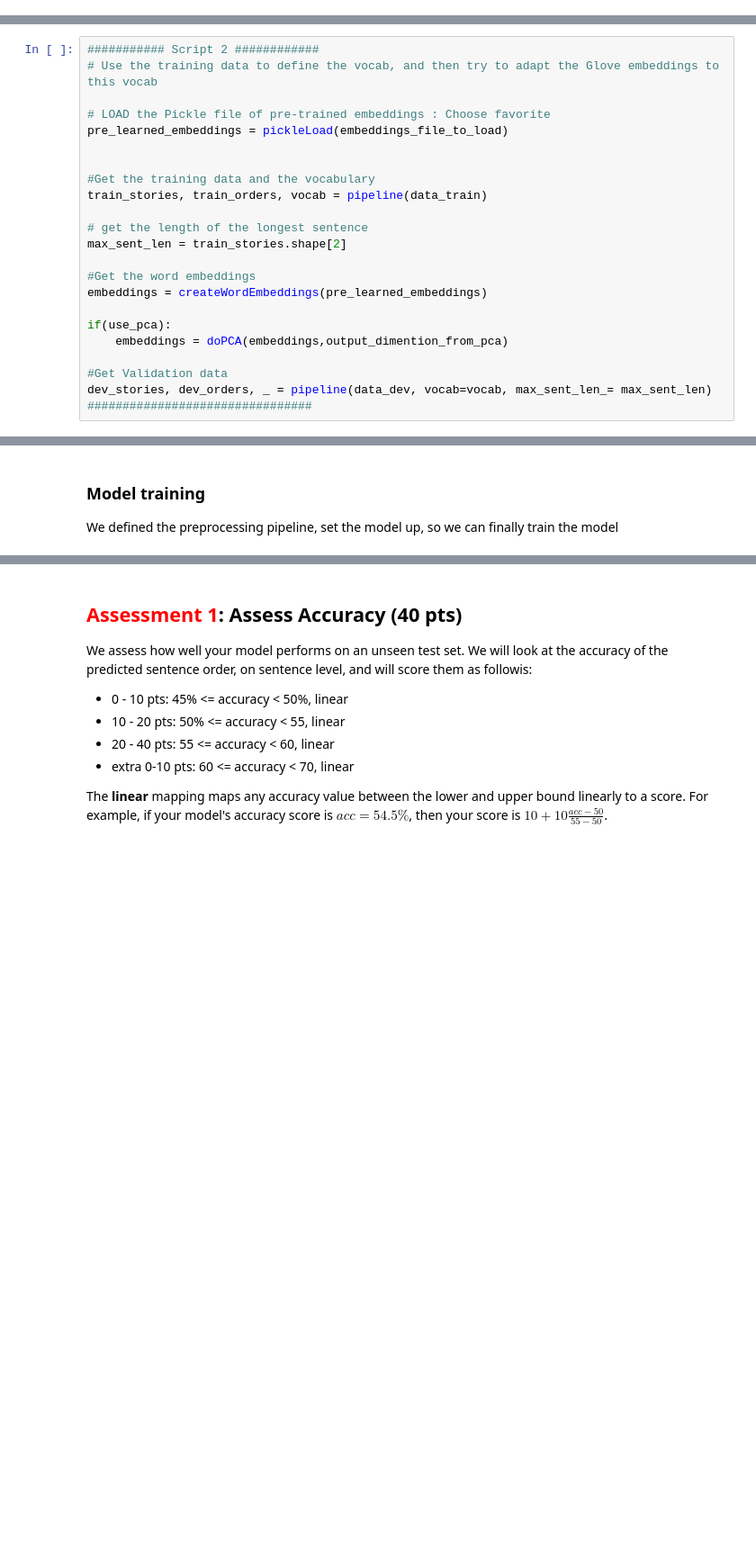
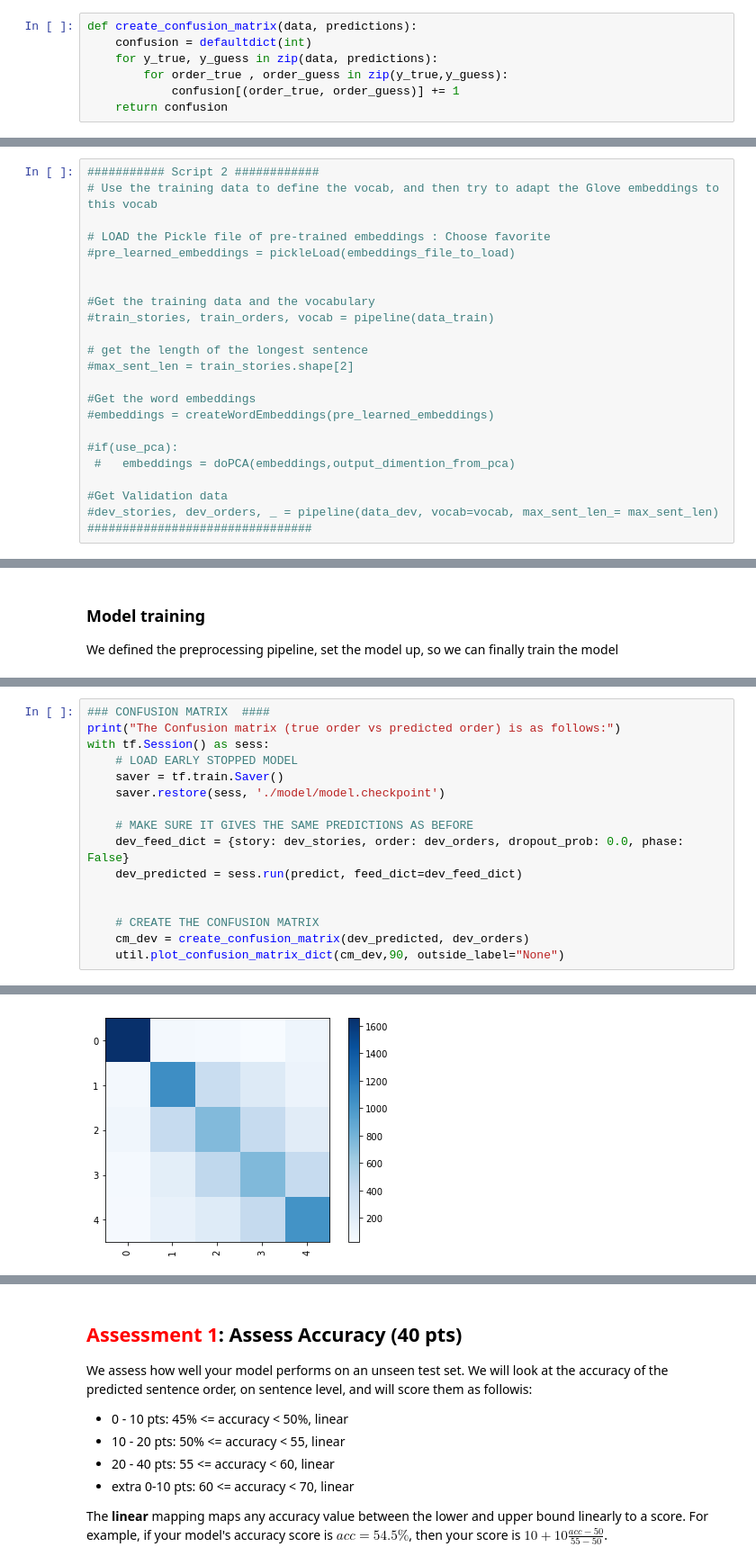
Before and after one commit to bfabiandev/SNLP2017UCL, a Jupyter notebook: stub.ipynb, the cells around one changed output, grey strips where cells are left out. Shown at 90% size. Saved outputs shown, nothing was run; the diff lists cells and outputs as text; blank space fills up the shorter version.

```diff
--- a/stub.ipynb
+++ b/stub.ipynb
@@ -343,0 +356,7 @@ class EarlyStopper(object):
+# %%
+def create_confusion_matrix(data, predictions):
+    confusion = defaultdict(int)
+    for y_true, y_guess in zip(data, predictions):
+        for order_true , order_guess in zip(y_true,y_guess):
+            confusion[(order_true, order_guess)] += 1
+    return confusion
@@ -713,23 +843,23 @@ dev_stories, dev_orders, _ = pipeline(data_dev, vocab=vocab, max_sent_len_=max_s
 # Use the training data to define the vocab, and then try to adapt the Glove embeddings to this vocab
 
 # LOAD the Pickle file of pre-trained embeddings : Choose favorite
-pre_learned_embeddings = pickleLoad(embeddings_file_to_load)
+#pre_learned_embeddings = pickleLoad(embeddings_file_to_load)
 
 
 #Get the training data and the vocabulary
-train_stories, train_orders, vocab = pipeline(data_train)
+#train_stories, train_orders, vocab = pipeline(data_train)
 
 # get the length of the longest sentence
-max_sent_len = train_stories.shape[2]
+#max_sent_len = train_stories.shape[2]
 
 #Get the word embeddings
-embeddings = createWordEmbeddings(pre_learned_embeddings)
+#embeddings = createWordEmbeddings(pre_learned_embeddings)
 
-if(use_pca):
-    embeddings = doPCA(embeddings,output_dimention_from_pca)
+#if(use_pca):
+ #   embeddings = doPCA(embeddings,output_dimention_from_pca)
 
 #Get Validation data
-dev_stories, dev_orders, _ = pipeline(data_dev, vocab=vocab, max_sent_len_= max_sent_len)
+#dev_stories, dev_orders, _ = pipeline(data_dev, vocab=vocab, max_sent_len_= max_sent_len)
 ################################
 # %%
 #embeddings[3].shape
@@ -1127,0 +1280,17 @@ with tf.Session() as sess:
+# %%
+### CONFUSION MATRIX  ####
+print("The Confusion matrix (true order vs predicted order) is as follows:")
+with tf.Session() as sess:
+    # LOAD EARLY STOPPED MODEL
+    saver = tf.train.Saver()
+    saver.restore(sess, './model/model.checkpoint')
+
+    # MAKE SURE IT GIVES THE SAME PREDICTIONS AS BEFORE
+    dev_feed_dict = {story: dev_stories, order: dev_orders, dropout_prob: 0.0, phase: False}
+    dev_predicted = sess.run(predict, feed_dict=dev_feed_dict)
+
+
+    # CREATE THE CONFUSION MATRIX
+    cm_dev = create_confusion_matrix(dev_predicted, dev_orders)
+    util.plot_confusion_matrix_dict(cm_dev,90, outside_label="None")
+# %% [output]
@@ -1127,0 +1298 @@ with tf.Session() as sess:
+[figure, added]
```
Also changed, not shown: parts of 23 cells of this notebook.
